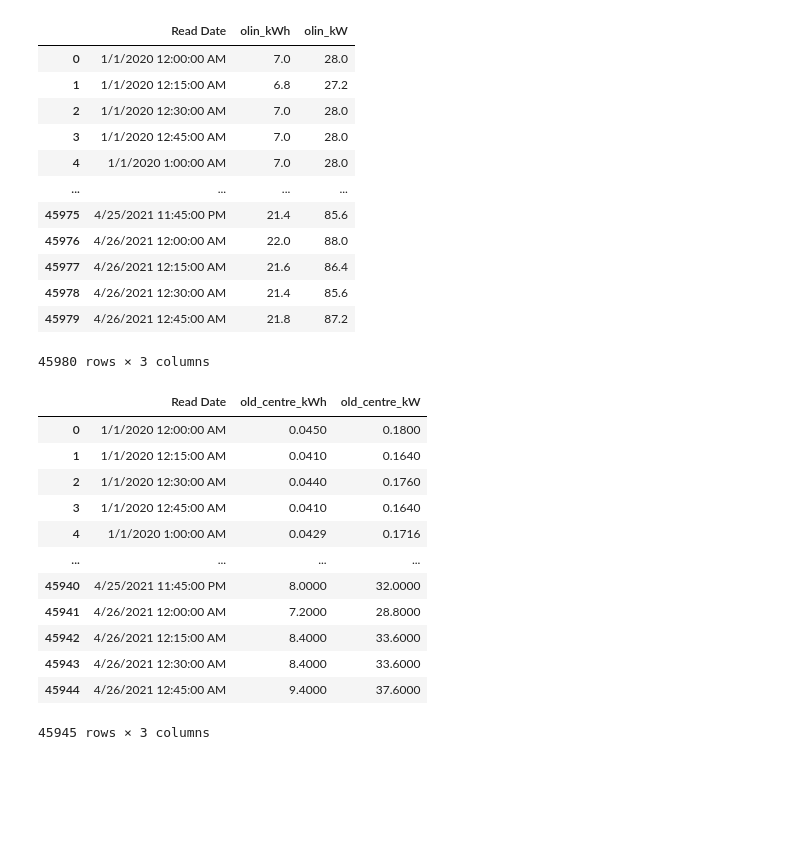
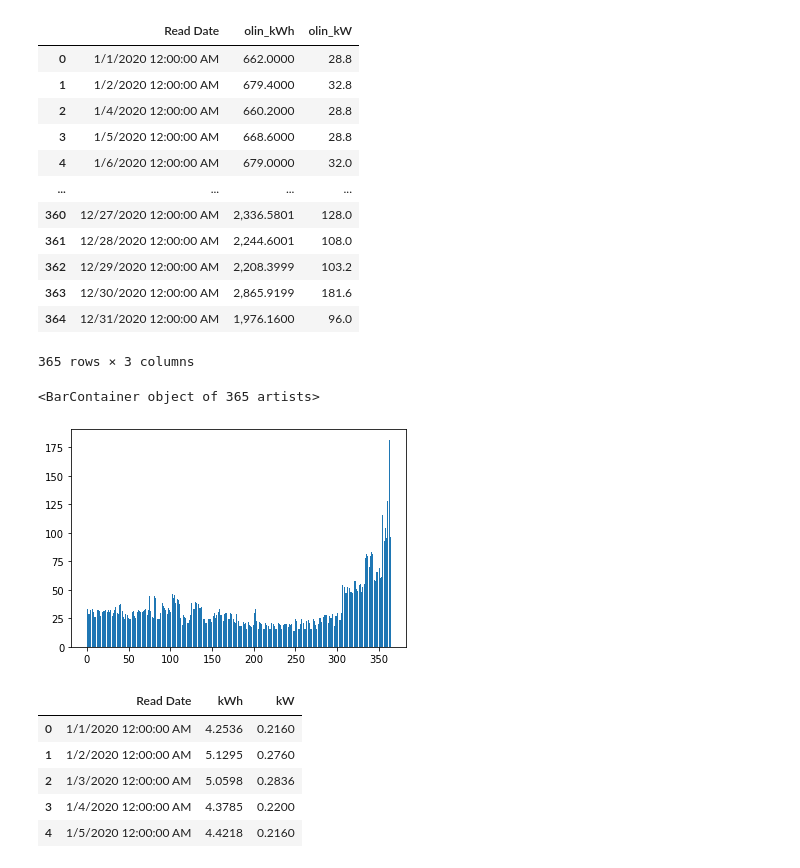
Before and after one commit to jacksonkennedynorris/green_centre, a Jupyter notebook: GreenProject.ipynb, the cells around one changed output. Cells and saved outputs as stored; diff of their text form; code cells hidden in the pictures; blank space fills up the shorter version.

Commit message:
Made some pretty graphs

```diff
--- a/GreenProject.ipynb
+++ b/GreenProject.ipynb
@@ -10,36 +21,34 @@ def add_name(dataframe,building):
 # %%
-olin = pd.read_csv("olin.csv.csv")
+olin = pd.read_csv("olin_daily.csv")
 rename_cols(olin,"olin")
+day = [i for i in range(len(olin['Read Date']))]
 olin
 # %% [output]
 |  | Read Date | olin_kWh | olin_kW |
-| 0 | 1/1/2020 12:00:00 AM | 7.0 | 28.0 |
-| 1 | 1/1/2020 12:15:00 AM | 6.8 | 27.2 |
-| 2 | 1/1/2020 12:30:00 AM | 7.0 | 28.0 |
-| 3 | 1/1/2020 12:45:00 AM | 7.0 | 28.0 |
-| 4 | 1/1/2020 1:00:00 AM | 7.0 | 28.0 |
+| 0 | 1/1/2020 12:00:00 AM | 662.0000 | 28.8 |
+| 1 | 1/2/2020 12:00:00 AM | 679.4000 | 32.8 |
+| 2 | 1/4/2020 12:00:00 AM | 660.2000 | 28.8 |
+| 3 | 1/5/2020 12:00:00 AM | 668.6000 | 28.8 |
+| 4 | 1/6/2020 12:00:00 AM | 679.0000 | 32.0 |
 | ... | ... | ... | ... |
-| 45975 | 4/25/2021 11:45:00 PM | 21.4 | 85.6 |
-| 45976 | 4/26/2021 12:00:00 AM | 22.0 | 88.0 |
-| 45977 | 4/26/2021 12:15:00 AM | 21.6 | 86.4 |
-| 45978 | 4/26/2021 12:30:00 AM | 21.4 | 85.6 |
-| 45979 | 4/26/2021 12:45:00 AM | 21.8 | 87.2 |
+| 360 | 12/27/2020 12:00:00 AM | 2,336.5801 | 128.0 |
+| 361 | 12/28/2020 12:00:00 AM | 2,244.6001 | 108.0 |
+| 362 | 12/29/2020 12:00:00 AM | 2,208.3999 | 103.2 |
+| 363 | 12/30/2020 12:00:00 AM | 2,865.9199 | 181.6 |
+| 364 | 12/31/2020 12:00:00 AM | 1,976.1600 | 96.0 |
-45980 rows × 3 columns
+365 rows × 3 columns
+# %%
+plt.bar(day,olin['olin_kW'])
+# %% [output]
+<BarContainer object of 365 artists>
+[figure, added]
 # %%
-old_centre = pd.read_csv("OldCentre.csv")
-rename_cols(old_centre,"old_centre")
-old_centre
+old_centre = pd.read_csv("old_centre_daily.csv")
+old_centre.head()
 # %% [output]
-|  | Read Date | old_centre_kWh | old_centre_kW |
-| 0 | 1/1/2020 12:00:00 AM | 0.0450 | 0.1800 |
-| 1 | 1/1/2020 12:15:00 AM | 0.0410 | 0.1640 |
-| 2 | 1/1/2020 12:30:00 AM | 0.0440 | 0.1760 |
-| 3 | 1/1/2020 12:45:00 AM | 0.0410 | 0.1640 |
-| 4 | 1/1/2020 1:00:00 AM | 0.0429 | 0.1716 |
-| ... | ... | ... | ... |
-| 45940 | 4/25/2021 11:45:00 PM | 8.0000 | 32.0000 |
-| 45941 | 4/26/2021 12:00:00 AM | 7.2000 | 28.8000 |
-| 45942 | 4/26/2021 12:15:00 AM | 8.4000 | 33.6000 |
-| 45943 | 4/26/2021 12:30:00 AM | 8.4000 | 33.6000 |
-| 45944 | 4/26/2021 12:45:00 AM | 9.4000 | 37.6000 |
+|  | Read Date | kWh | kW |
+| 0 | 1/1/2020 12:00:00 AM | 4.2536 | 0.2160 |
+| 1 | 1/2/2020 12:00:00 AM | 5.1295 | 0.2760 |
+| 2 | 1/3/2020 12:00:00 AM | 5.0598 | 0.2836 |
+| 3 | 1/4/2020 12:00:00 AM | 4.3785 | 0.2200 |
+| 4 | 1/5/2020 12:00:00 AM | 4.4218 | 0.2160 |
-45945 rows × 3 columns
```
Also changed, not shown: parts of 18 cells of this notebook, 7 other files.
